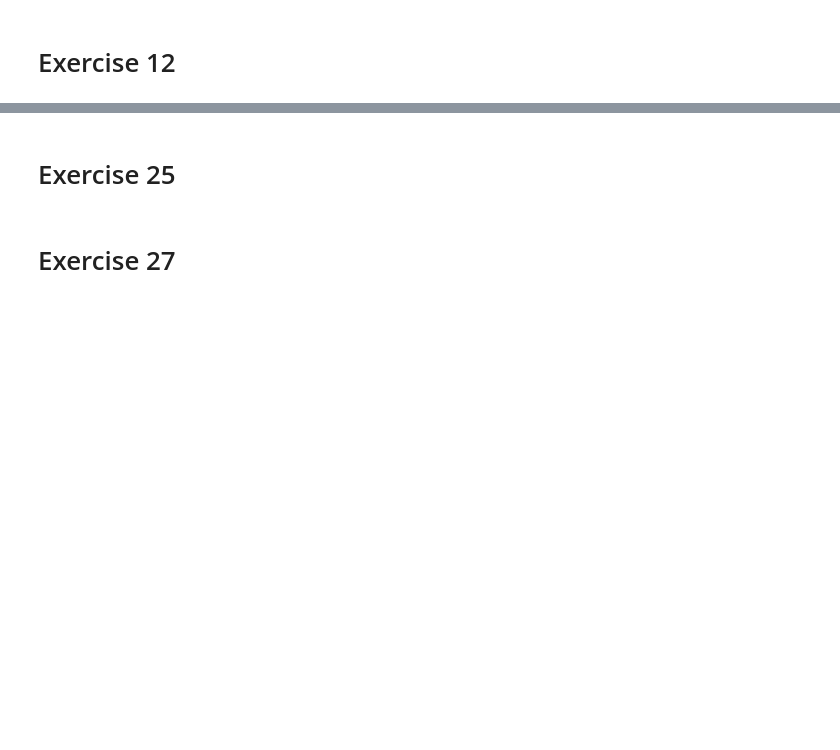
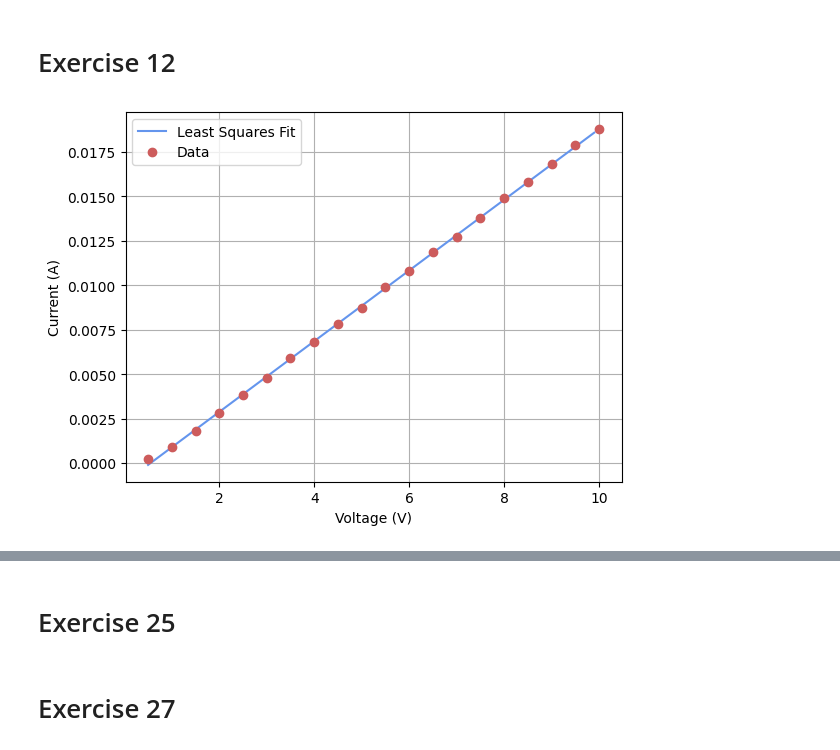
Before and after one commit to daraghhollman/UCD_PASS_Labs, a Jupyter notebook: Electronics/Python/electronics.ipynb, the cells around one changed output, grey strips where cells are left out. Drawn from its saved outputs; the diff is of its cells as text; code cells hidden in the pictures; blank space fills up the shorter version.

```diff
--- a/Electronics/Python/electronics.ipynb
+++ b/Electronics/Python/electronics.ipynb
@@ -191,5 +191,27 @@ BodePlot(phaseAmpMeasuredData, gainSimData, phaseSimData)
 # %% [markdown]
 # Exercise 12
+# %%
+ex12LinearData = LoadFile(rootPath + r"/ex12/forwardMeasurment.txt")
+# %%
+def LinearFunction(x, m, c):
+    return x*m + c
+
+def Ex12LinearFowardsBias(data):
+
+    pars, cov = curve_fit(LinearFunction, data[:,0], data[:,1])
+    voltageRange = np.arange(np.min(data[:,0]), np.max(data[:,0]), 0.1)
+
+    plt.errorbar(data[:,0], data[:,1], fmt="o", label="Data")
+    plt.plot(voltageRange, LinearLine(voltageRange, pars[0], pars[1]), label="Least Squares Fit")
+
+    plt.grid()
+    plt.legend()
+    plt.xlabel("Voltage (V)")
+    plt.ylabel("Current (A)")
+
+Ex12LinearFowardsBias(ex12LinearData)
+# %% [output]
+[figure, added]
 # %%
 ex12SinData = LoadFile(rootPath + r"/ex12/sinWave.txt")
 ex12SinWithCapData = LoadFile(rootPath + r"/ex12/sinWaveWithCap.txt")
```
Also changed, not shown: parts of 7 cells of this notebook, 19 other files.
